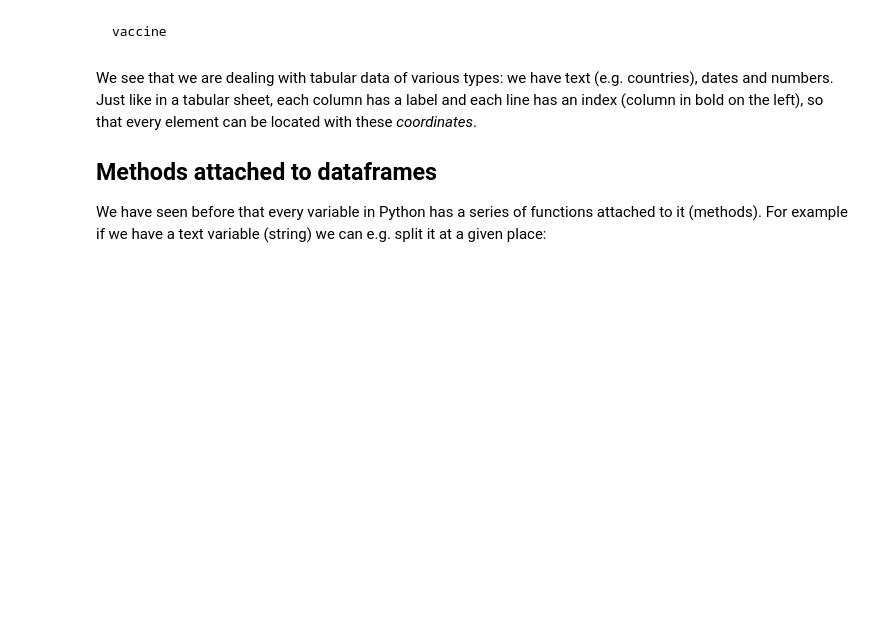
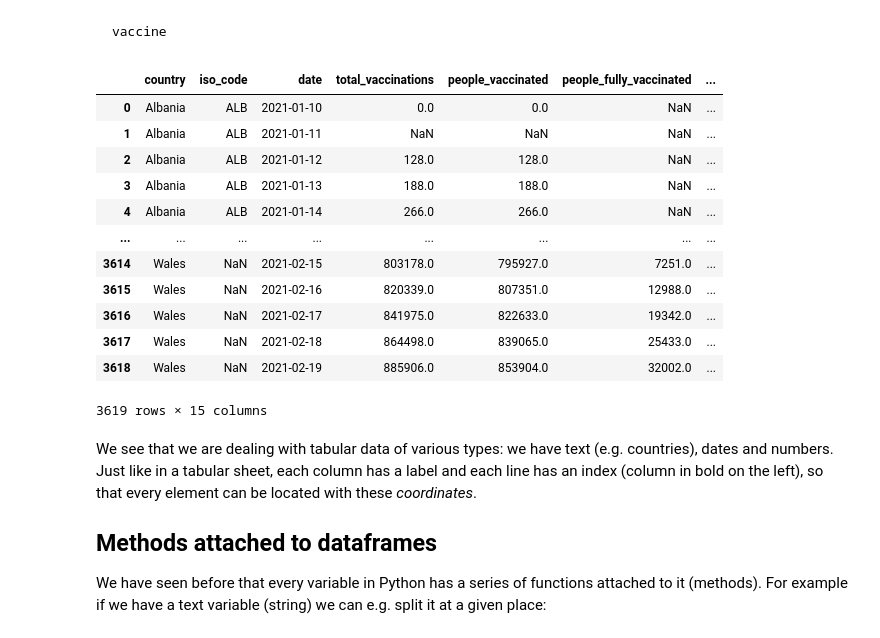
Before and after one commit to sr-DCBP/Data-Science, a Jupyter notebook: 02_Intro_Pandas_Numpy.ipynb, the cells around one changed output. Drawn from its saved outputs; the diff is of its cells as text; code cells hidden in the pictures; blank space fills up the shorter version.

````diff
--- a/02_Intro_Pandas_Numpy.ipynb
+++ b/02_Intro_Pandas_Numpy.ipynb
@@ -31,6 +31,9 @@ We can either download the file and indicate the file path or directly *read* it
 url = 'https://raw.githubusercontent.com/KingaS03/Introduction-to-Python/master/Homework/country_vaccinations.xls'
 vaccine = pd.read_csv(url)
 ```
+# %%
+url = 'https://raw.githubusercontent.com/KingaS03/Introduction-to-Python/master/Homework/country_vaccinations.xls'
+vaccine = pd.read_csv(url)
 # %% [markdown]
 Let's first see what this object is:
 # %% [markdown]
@@ -43,6 +50,22 @@ We see that we are dealing with a DataFrame, the two-dimensional data structure
 ```
 vaccine
 ```
+# %%
+vaccine
+# %% [output]
+|  | country | iso_code | date | total_vaccinations | people_vaccinated | people_fully_vaccinated | ... |
+| 0 | Albania | ALB | 2021-01-10 | 0.0 | 0.0 | NaN | ... |
+| 1 | Albania | ALB | 2021-01-11 | NaN | NaN | NaN | ... |
+| 2 | Albania | ALB | 2021-01-12 | 128.0 | 128.0 | NaN | ... |
+| 3 | Albania | ALB | 2021-01-13 | 188.0 | 188.0 | NaN | ... |
+| 4 | Albania | ALB | 2021-01-14 | 266.0 | 266.0 | NaN | ... |
+| ... | ... | ... | ... | ... | ... | ... | ... |
+| 3614 | Wales | NaN | 2021-02-15 | 803178.0 | 795927.0 | 7251.0 | ... |
+| 3615 | Wales | NaN | 2021-02-16 | 820339.0 | 807351.0 | 12988.0 | ... |
+| 3616 | Wales | NaN | 2021-02-17 | 841975.0 | 822633.0 | 19342.0 | ... |
+| 3617 | Wales | NaN | 2021-02-18 | 864498.0 | 839065.0 | 25433.0 | ... |
+| 3618 | Wales | NaN | 2021-02-19 | 885906.0 | 853904.0 | 32002.0 | ... |
+3619 rows × 15 columns
 # %% [markdown]
 We see that we are dealing with tabular data of various types: we have text (e.g. countries), dates and numbers. Just like in a tabular sheet, each column has a label and each line has an index (column in bold on the left), so that every element can be located with these *coordinates*.
 
````
Also changed, not shown: parts of 11 cells of this notebook.
